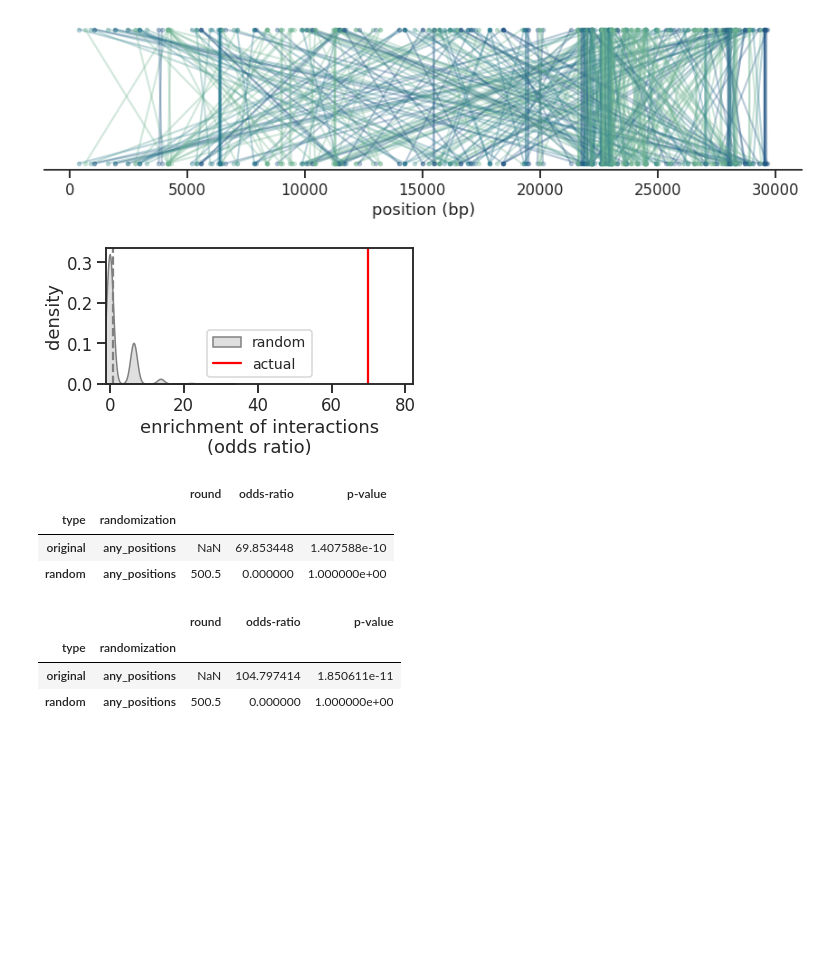
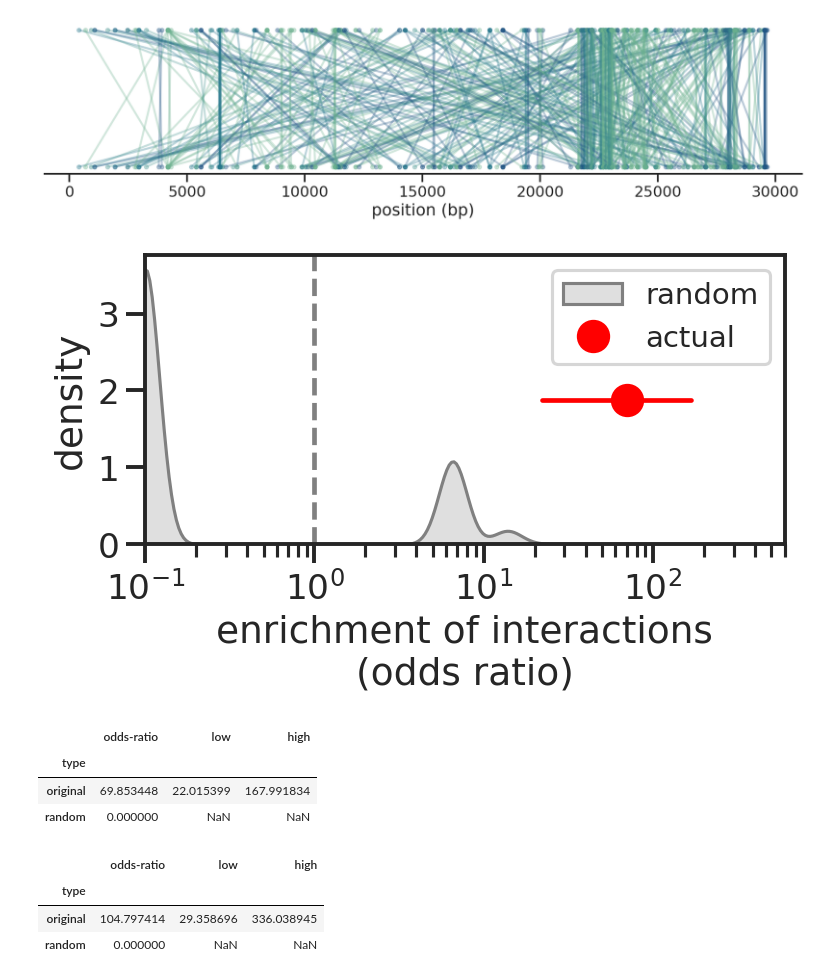
Before and after one commit to microbial-pangenomes-lab/2022_sarscov2_epistasis, a Jupyter notebook: notebooks/figure_1.ipynb, the cells around one changed output. Cells and saved outputs as stored; diff of their text form; code cells hidden in the pictures; blank space fills up the shorter version.

```diff
--- a/notebooks/figure_1.ipynb
+++ b/notebooks/figure_1.ipynb
@@ -223,47 +190,50 @@ plt.savefig('interactions_all.svg',
 df = enrichment(a, mutated, 'RBD.gml')
 # %%
 plt.figure(figsize=(5.5, 2.5))
-sns.kdeplot(df[(df['type'] != 'original') &
-               (df['randomization'] == 'any_positions')]['odds-ratio'],
-            # bw_adjust=1.5,
+sns.kdeplot(df[df['type'] != 'original']['odds-ratio'] + 0.1,
+            bw_adjust=0.4,
+            log_scale=True,
             color='grey', label='random',
             fill=True)
-plt.axvline(df[(df['type'] == 'original') &
-               (df['randomization'] == 'any_positions')]['odds-ratio'].values,
-            color='r',
-            label='actual')
+plt.plot(df[df['type'] == 'original']['odds-ratio'].values,
+         plt.gca().get_ylim()[1] / 2,
+         'ro', markersize=15,
+         label='actual')
+plt.plot([df[df['type'] == 'original']['low'].values[0],
+          df[df['type'] == 'original']['high'].values[0]],
+         [plt.gca().get_ylim()[1] / 2] * 2,
+         'r-')
 plt.axvline(1,
             color='grey', ls='dashed')
 plt.ylabel('density')
 plt.xlabel('enrichment of interactions\n(odds ratio)')
 plt.legend(facecolor='w', fontsize=14)
 
-plt.xlim(-1, 82)
-plt.xticks([0, 20, 40, 60, 80])
+plt.xlim(0.1, 600)
 
 plt.savefig('enrichment_all.png',
             dpi=300,
             bbox_inches='tight',
             transparent=True)
 plt.savefig('enrichment_all.svg',
             dpi=300,
             bbox_inches='tight',
             transparent=True);
 # %% [output]
-[figure, old version]
+[figure, new version]
 # %%
-df.groupby(['type', 'randomization']).median()
+df.groupby('type').median()
 # %% [output]
-|  |  | round | odds-ratio | p-value |
-| type | randomization |  |  |  |
-| original | any_positions | NaN | 69.853448 | 1.407588e-10 |
-| random | any_positions | 500.5 | 0.000000 | 1.000000e+00 |
+|  | odds-ratio | low | high |
+| type |  |  |  |
+| original | 69.853448 | 22.015399 | 167.991834 |
+| random | 0.000000 | NaN | NaN |
 # %%
 df = enrichment(a[a['outlier'] > 2])
 # %%
-df.groupby(['type', 'randomization']).median()
+df.groupby('type').median()
 # %% [output]
-|  |  | round | odds-ratio | p-value |
-| type | randomization |  |  |  |
-| original | any_positions | NaN | 104.797414 | 1.850611e-11 |
-| random | any_positions | 500.5 | 0.000000 | 1.000000e+00 |
+|  | odds-ratio | low | high |
+| type |  |  |  |
+| original | 104.797414 | 29.358696 | 336.038945 |
+| random | 0.000000 | NaN | NaN |
```
Also changed, not shown: parts of 6 cells of this notebook, 9 other files.
